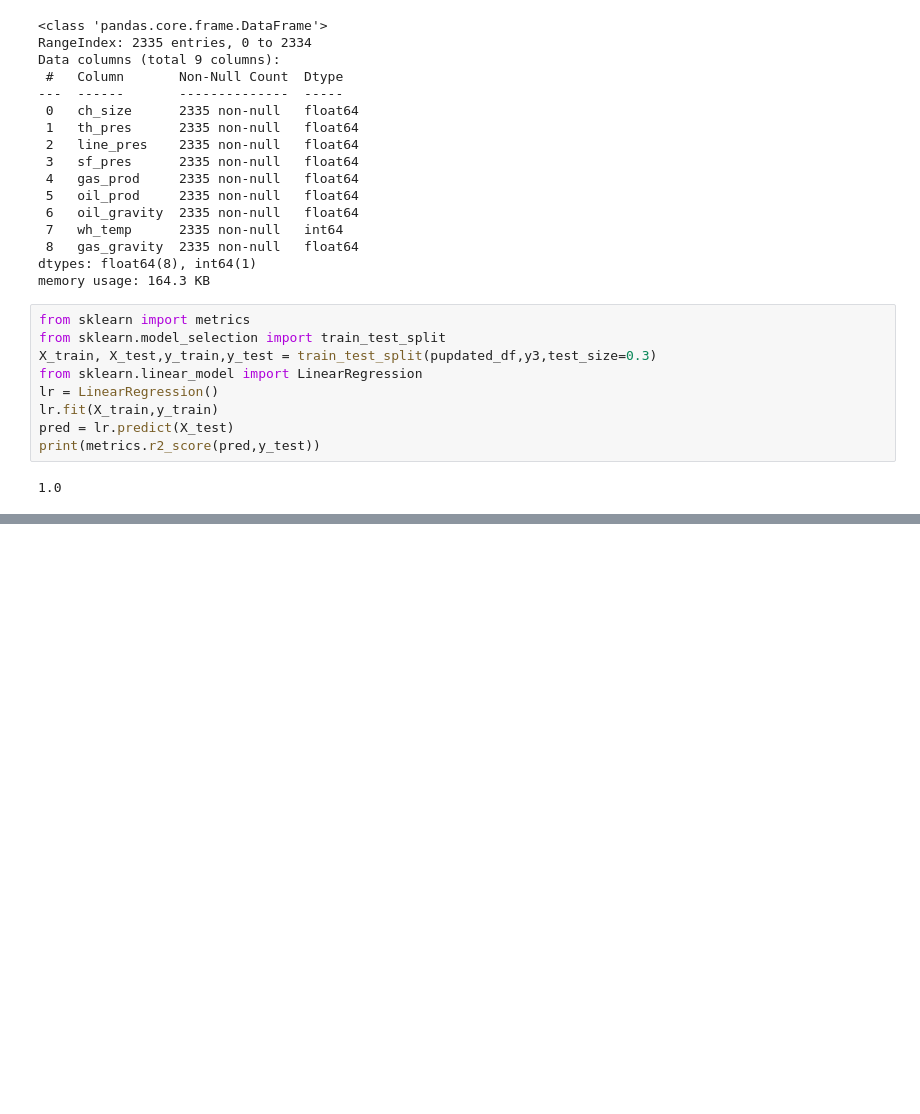
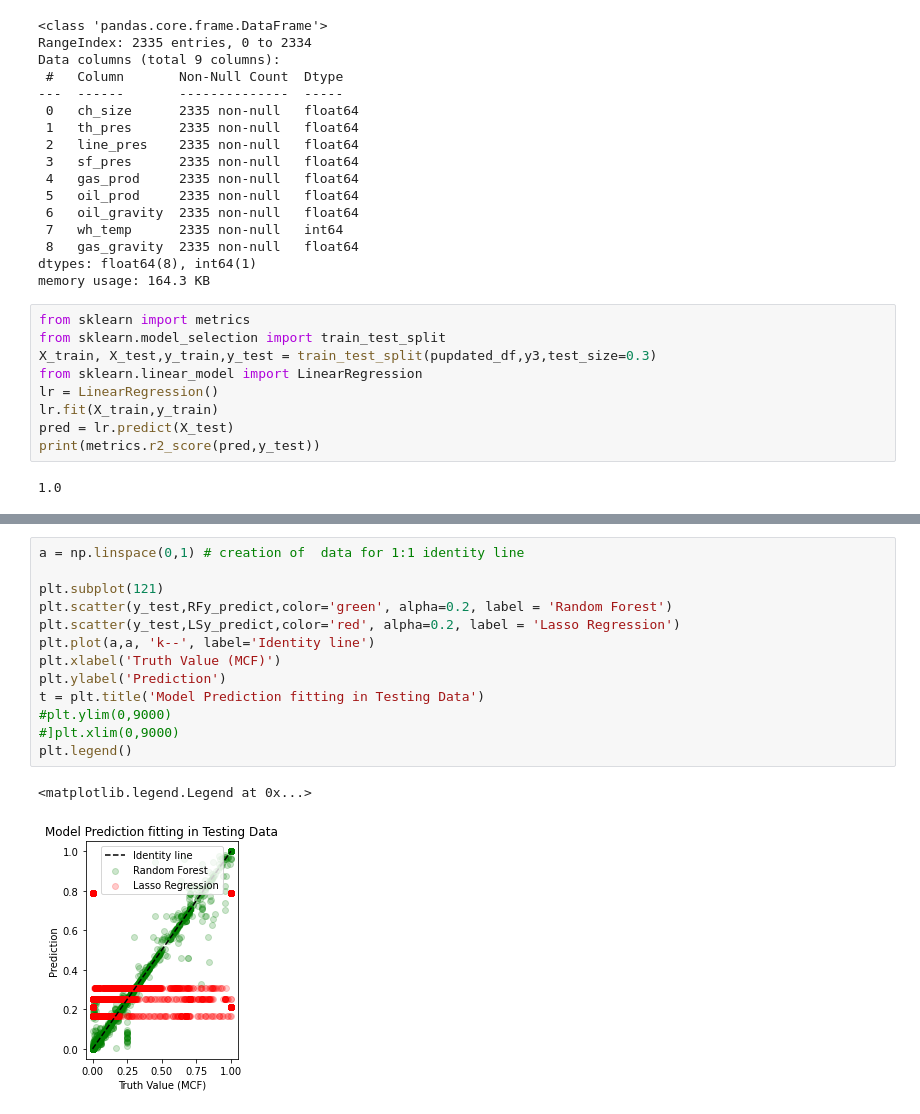
Before and after one commit to BasseyIsrael/choke-performance, a Jupyter notebook: Choke_performance.ipynb, the cells around one changed output, grey strips where cells are left out. Saved outputs shown, nothing was run; the diff lists cells and outputs as text; blank space fills up the shorter version.

```diff
--- a/Choke_performance.ipynb
+++ b/Choke_performance.ipynb
@@ -599,0 +884,16 @@ df_n = df_n.drop('line_pres', axis = 1)
+# %%
+a = np.linspace(0,1) # creation of  data for 1:1 identity line
+
+plt.subplot(121)
+plt.scatter(y_test,RFy_predict,color='green', alpha=0.2, label = 'Random Forest')
+plt.scatter(y_test,LSy_predict,color='red', alpha=0.2, label = 'Lasso Regression')
+plt.plot(a,a, 'k--', label='Identity line')
+plt.xlabel('Truth Value (MCF)')
+plt.ylabel('Prediction')
+t = plt.title('Model Prediction fitting in Testing Data')
+#plt.ylim(0,9000)
+#]plt.xlim(0,9000)
+plt.legend()
+# %% [output]
+<matplotlib.legend.Legend at 0x...>
+[figure, added]
```
Also changed, not shown: parts of 25 cells of this notebook.
